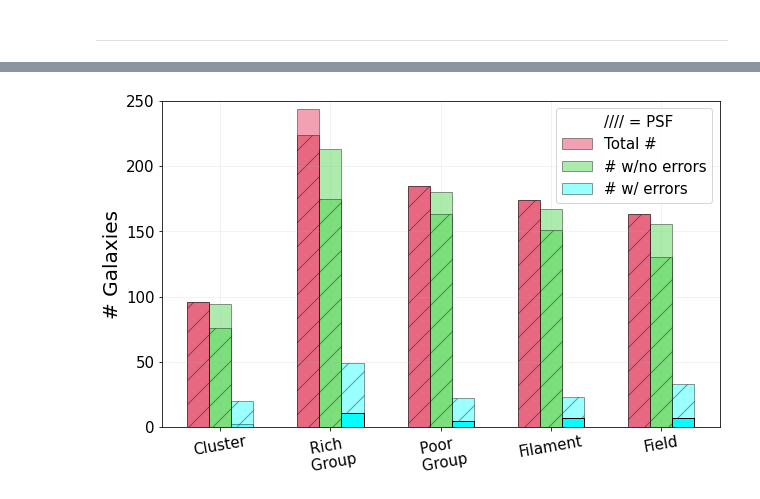
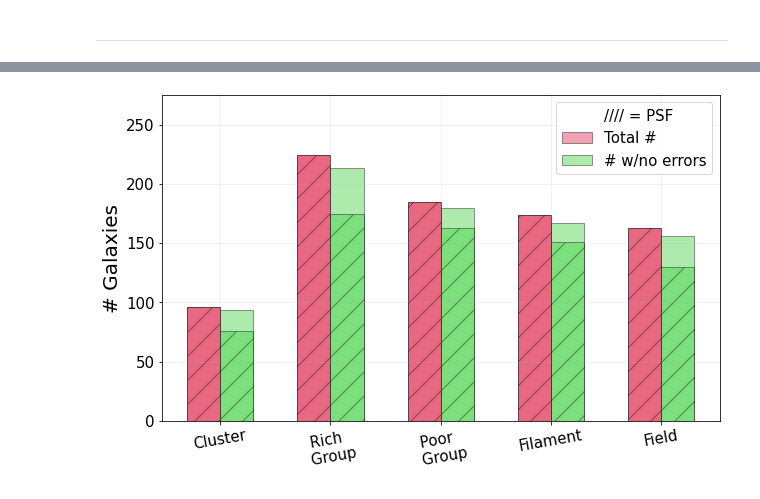
Before and after one commit to Kyssuber/research, a Jupyter notebook: data_analysis/virgowise_plots.ipynb, the cells around one changed output, grey strips where cells are left out. Cells and saved outputs as stored; diff of their text form; code cells hidden in the pictures.

```diff
--- a/data_analysis/virgowise_plots.ipynb
+++ b/data_analysis/virgowise_plots.ipynb
@@ -139,51 +190,51 @@ Total number of galaxies: 702
 env_names = ['Cluster','Rich \n Group','Poor \n Group','Filament','Field']
 index = np.arange(1,6,1)
 
-total_nopsf = np.array([96,244,185,174,163])
+total_nopsf = np.array([96,224,185,174,163])
 n_noerr_nopsf = np.array([94,213,180,167,156])
 n_err_nopsf = np.array([2,11,5,7,7])
 
 total_psf = np.array([96,224,185,174,163])
 n_noerr_psf = np.array([76,175,163,151,130])
 n_err_psf = np.array([20,49,22,23,33])
 
 labels = ['Total #', '# w/no errors', '# w/ errors']
 bar_color = ['crimson','limegreen','cyan']
 bar_color = ['crimson','limegreen','cyan']
 
 plt.figure(figsize=(10,6))
 
 plt.xticks(index, env_names, rotation=10, fontsize=20)
 plt.tick_params(axis='both', which='major', labelsize=15)
 plt.grid(alpha=0.2)
 plt.ylabel(r'# Galaxies',fontsize=20)
 
 for i in (index):
     if i==1:
-        plt.bar(i-0.2,height=total_nopsf[i-1],width=0.2,color=bar_color[0],label=labels[0],alpha=0.4,edgecolor='black',zorder=1)
-        plt.bar(i,height=n_noerr_nopsf[i-1],width=0.2,color=bar_color[1],label=labels[1],alpha=0.4,edgecolor='black',zorder=1)
-        plt.bar(i+0.2,height=n_err_nopsf[i-1],width=0.2,color=bar_color[2],label=labels[2],alpha=0.4,edgecolor='black',zorder=2)
+        plt.bar(i-0.15,height=total_nopsf[i-1],width=0.3,color=bar_color[0],label=labels[0],alpha=0.4,edgecolor='black',zorder=1)
+        plt.bar(i+0.15,height=n_noerr_nopsf[i-1],width=0.3,color=bar_color[1],label=labels[1],alpha=0.4,edgecolor='black',zorder=1)
+        #plt.bar(i+0.2,height=n_err_nopsf[i-1],width=0.2,color=bar_color[2],label=labels[2],alpha=0.4,edgecolor='black',zorder=2)
 
-        plt.bar(i-0.2,height=total_psf[i-1],width=0.2,color=bar_color[0],alpha=0.4,edgecolor='black',hatch='/',zorder=1)
-        plt.bar(i,height=n_noerr_psf[i-1],width=0.2,color=bar_color[1],alpha=0.4,edgecolor='black',hatch='/',zorder=1)
-        plt.bar(i+0.2,height=n_err_psf[i-1],width=0.2,color=bar_color[2],alpha=0.4,edgecolor='black',hatch='/',zorder=1)
+        plt.bar(i-0.15,height=total_psf[i-1],width=0.3,color=bar_color[0],alpha=0.4,edgecolor='black',hatch='/',zorder=1)
+        plt.bar(i+0.15,height=n_noerr_psf[i-1],width=0.3,color=bar_color[1],alpha=0.4,edgecolor='black',hatch='/',zorder=1)
+        #plt.bar(i+0.2,height=n_err_psf[i-1],width=0.2,color=bar_color[2],alpha=0.4,edgecolor='black',hatch='/',zorder=1)
 
     else:
-        plt.bar(i-0.2,height=total_nopsf[i-1],width=0.2,color=bar_color[0],alpha=0.4,edgecolor='black',zorder=1)
-        plt.bar(i,height=n_noerr_nopsf[i-1],width=0.2,color=bar_color[1],alpha=0.4,edgecolor='black',zorder=1)
-        plt.bar(i+0.2,height=n_err_nopsf[i-1],width=0.2,color=bar_color[2],alpha=1,edgecolor='black',zorder=2)
+        plt.bar(i-0.15,height=total_nopsf[i-1],width=0.3,color=bar_color[0],alpha=0.4,edgecolor='black',zorder=1)
+        plt.bar(i+0.15,height=n_noerr_nopsf[i-1],width=0.3,color=bar_color[1],alpha=0.4,edgecolor='black',zorder=1)
+        #plt.bar(i+0.2,height=n_err_nopsf[i-1],width=0.2,color=bar_color[2],alpha=1,edgecolor='black',zorder=2)
 
-        plt.bar(i-0.2,height=total_psf[i-1],width=0.2,color=bar_color[0],alpha=0.4,edgecolor='black',hatch='/',zorder=1)
-        plt.bar(i,height=n_noerr_psf[i-1],width=0.2,color=bar_color[1],alpha=0.4,edgecolor='black',hatch='/',zorder=1)
-        plt.bar(i+0.2,height=n_err_psf[i-1],width=0.2,color=bar_color[2],alpha=0.4,edgecolor='black',hatch='/',zorder=1)
+        plt.bar(i-0.15,height=total_psf[i-1],width=0.3,color=bar_color[0],alpha=0.4,edgecolor='black',hatch='/',zorder=1)
+        plt.bar(i+0.15,height=n_noerr_psf[i-1],width=0.3,color=bar_color[1],alpha=0.4,edgecolor='black',hatch='/',zorder=1)
+        #plt.bar(i+0.2,height=n_err_psf[i-1],width=0.2,color=bar_color[2],alpha=0.4,edgecolor='black',hatch='/',zorder=1)
 plt.scatter(2,50,color='white',s=0.001,label='//// = PSF')
 
 plt.legend(fontsize=15)
-plt.ylim(0,250)
+plt.ylim(0,275)
 
-plt.savefig('/Users/k215c316/Desktop/comp.png',dpi=250)
+plt.savefig('/Users/k215c316/Desktop/comp.png', dpi=300, bbox_inches='tight', pad_inches=0.2)
 # %% [output]
-[figure, old version]
+[figure, new version]
 # %%
 #TROUBLE may instead be a consequence of the psf filename length...causes some sort of overflow/memory leak?
 
```
Also changed, not shown: parts of 8 cells of this notebook, 4 other files.
